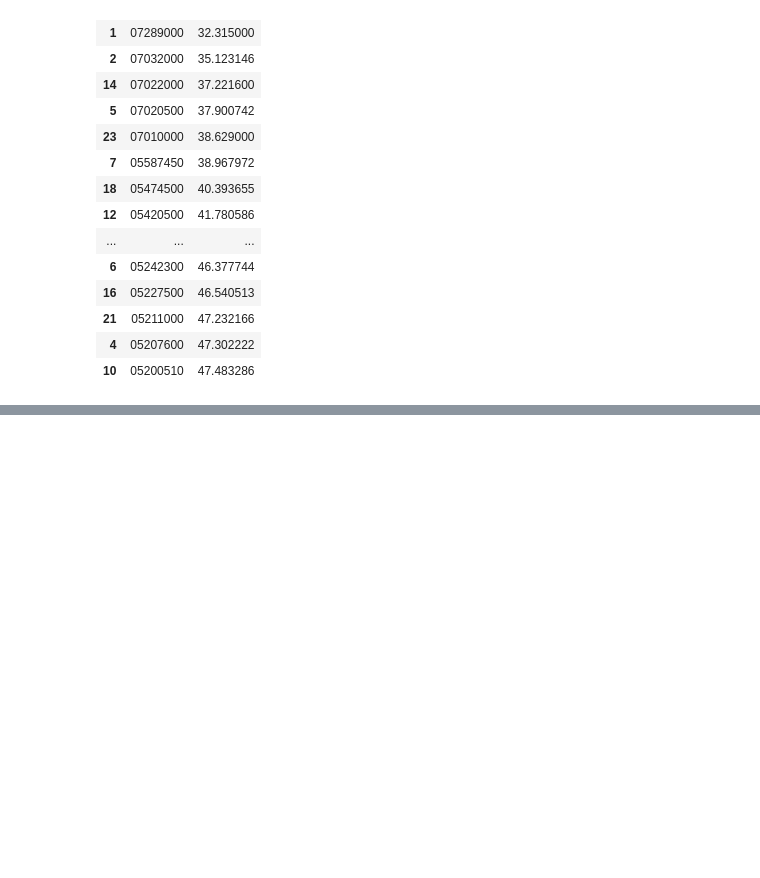
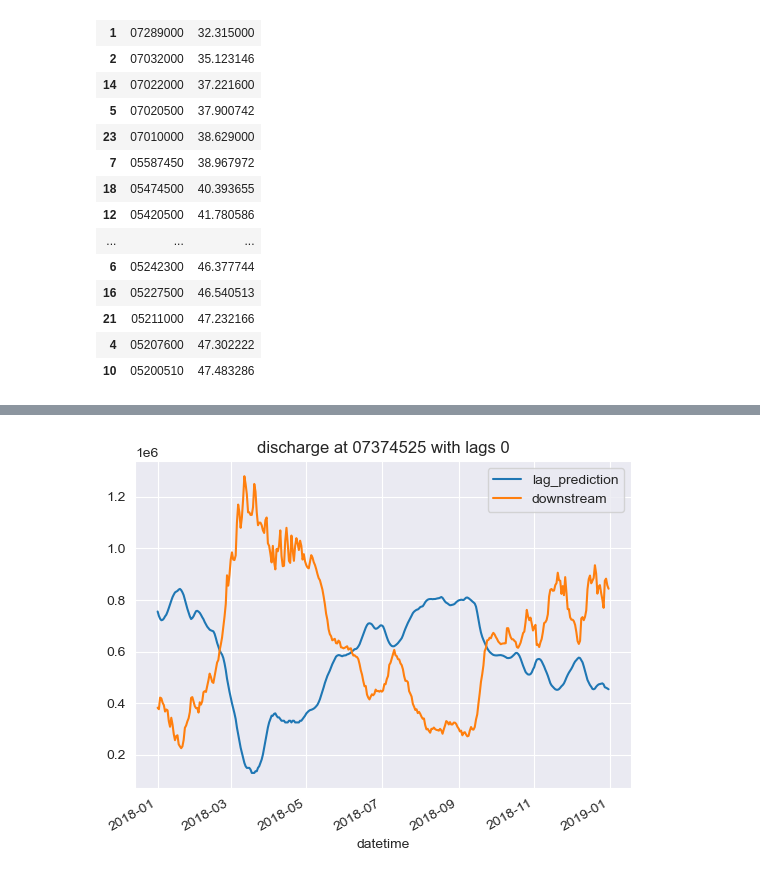
Before and after one commit to sergiogyoz/Machine-Learning, a Jupyter notebook: project/project_testing.ipynb, the cells around one changed output, grey strips where cells are left out. Drawn from its saved outputs; the diff is of its cells as text; code cells hidden in the pictures; blank space fills up the shorter version.

```diff
--- a/project/project_testing.ipynb
+++ b/project/project_testing.ipynb
@@ -360,0 +404,80 @@ plt.show()
+# %%
+# Train SVM regression
+N = len(filenames)
+train_errors = []
+valid_errors = []
+extra_errors = []
+test_errors = []
+avg_rel_errors = []
+# remember to read stations pairs beforehand
+for i in range(N):
+    # get data at one reach
+    file = filenames[i]
+    data = pd.read_csv("./data/"+file, index_col="datetime")
+    data.index =pd.to_datetime(data.index)
+
+    # new columns of lag data
+    lag_keys = []
+    step = 1 if lags[i]>=0 else -1
+    current_lag = 0
+    for _ in range(abs(lags[i])+1):
+        key = "lag_"+str(current_lag)
+        lag_keys.append(key)
+        data[key] = data["upstream"].shift(current_lag)
+        current_lag = current_lag+step
+
+    # get training data (3 years)
+    firstday = pd.Timestamp("2015-01-01",tz=data.index[0].tz)
+    lastday = pd.Timestamp("2017-12-31",tz=data.index[0].tz)
+    train_df = data[firstday:lastday].copy()
+    train_df.dropna(inplace=True)
+
+    # Regression
+    reg_lag = make_pipeline(StandardScaler(), SVR(C=1.0, epsilon=0.2))
+    SVR(
+        kernel="linear",
+        degree=3,
+        gamma="auto",
+        C=1,
+        epsilon=10**(0),
+        max_iter=50000
+        )
+    if train_df.size>50:
+        X = train_df[lag_keys].values
+        y = train_df["downstream"].values
+        reg_lag.fit(X,y)
+
+        # train errors
+        y_train_lag = reg_lag.predict(X)
+        train_errors.append( (mean_squared_error(y,y_train_lag))**0.5 )
+    else:
+        train_errors.append( None )
+
+    # validation errors
+    firstday = pd.Timestamp("2018-01-01",tz=data.index[0].tz)
+    lastday = pd.Timestamp("2018-12-31",tz=data.index[0].tz)
+    valid_df = data[firstday:lastday].copy()
+    valid_df.dropna(inplace=True)
+
+    if valid_df.size>50:
+        X = valid_df[lag_keys].values
+        y = valid_df["downstream"].values
+
+        y_valid_lag = reg_lag.predict(X)
+        valid_df["lag_prediction"] = y_valid_lag
+        valid_df.plot(
+            y=["lag_prediction","downstream"],
+            use_index=True,
+            title="discharge at "+stations[i]+" with lags "+str(lags[i])
+            )
+        plt.legend()
+
+        valid_df["rel_err"] = (valid_df["lag_prediction"]-valid_df["downstream"])/valid_df["downstream"]
+        avg_rel_errors.append( valid_df["rel_err"].mean() )
+        valid_errors.append( (mean_squared_error(y,y_valid_lag))**0.5 )
+    else:
+        valid_errors.append( None )
+        avg_rel_errors.append( None)
+    break
+# %% [output]
+[figure, added]
```
Also changed, not shown: parts of 29 cells of this notebook, 47 other files.
